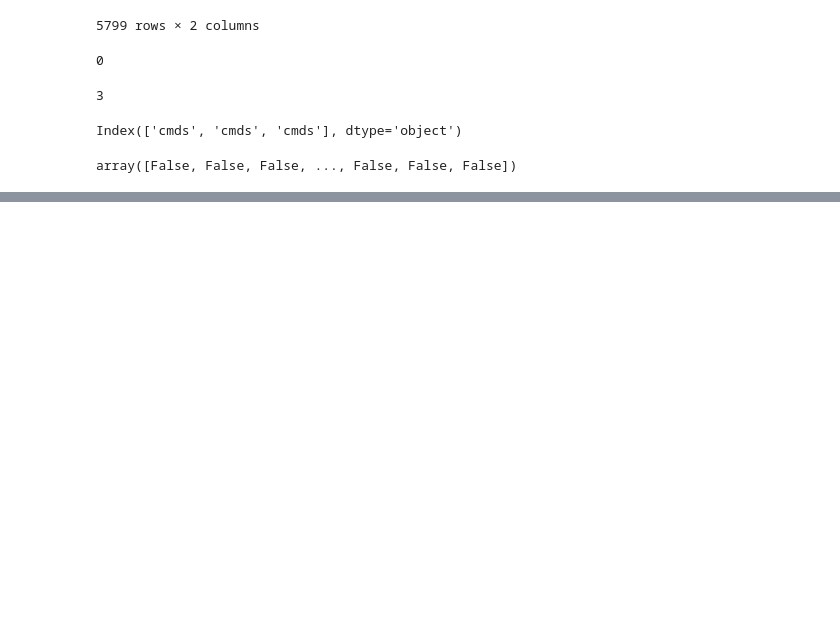
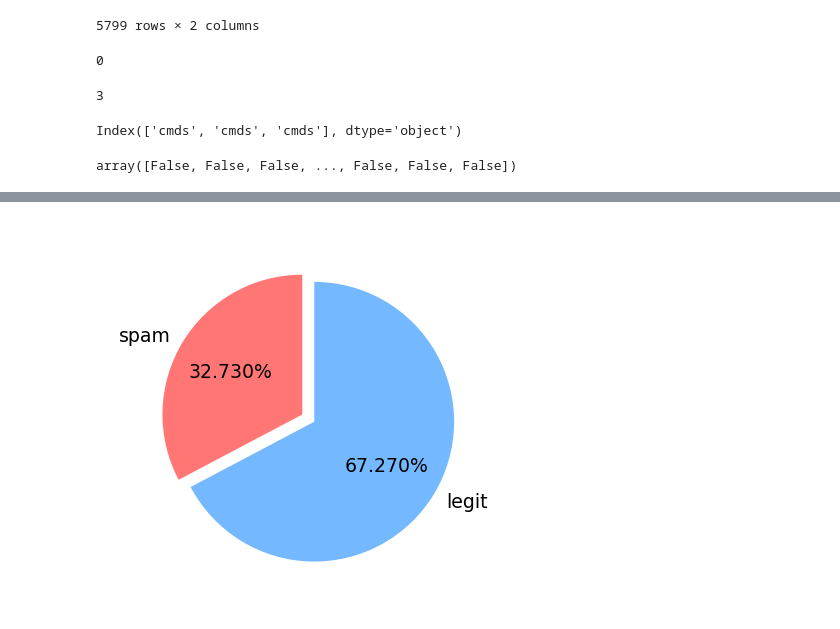
Before and after one commit to RasoulAskari/MLProject, a Jupyter notebook: Bayes Classifier.ipynb, the cells around one changed output, grey strips where cells are left out. Cells and saved outputs as stored; diff of their text form; code cells hidden in the pictures; blank space fills up the shorter version.

```diff
--- a/Bayes Classifier.ipynb
+++ b/Bayes Classifier.ipynb
@@ -270,0 +279,14 @@ data.to_json(DATA_JSON_FILE)
+# %%
+spam_email_count = data.classification.value_counts()[0]
+ham_email_count = data.classification.value_counts()[1]
+
+category_name = ['spam', 'legit']
+sizes = [spam_email_count, ham_email_count]
+custome_colors = ['#ff7675', '#74b9ff']
+
+plt.figure(figsize=[2, 2], dpi=227)
+
+plt.pie(sizes, labels=category_name, textprops={'fontsize': 6}, startangle=90, explode=[0, 0.1] , autopct='%1.3f%%' , colors= custome_colors )
+plt.show()
+# %% [output]
+[figure, added]
```
Also changed, not shown: parts of 9 cells of this notebook, 1 other file.
